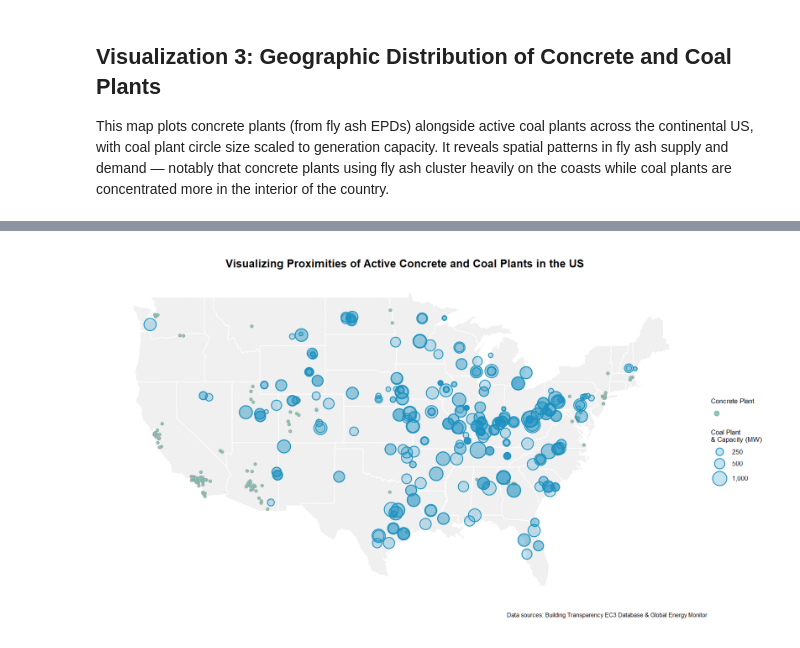
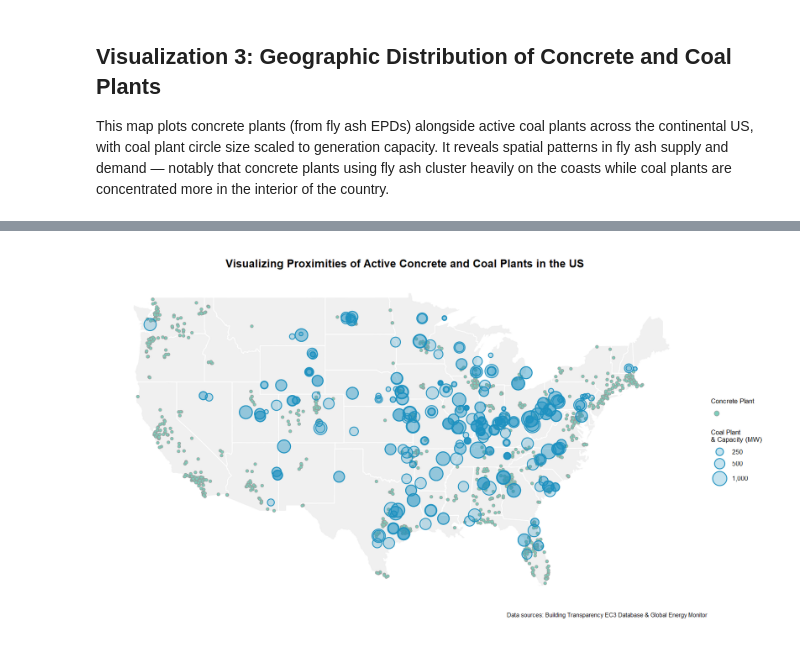
Before and after one commit to jbf1212/scm-mapping, a Jupyter notebook: 04_analysis_scripts/fly_ash_analysis_01.ipynb, the cells around one changed output, grey strips where cells are left out. Saved outputs shown, nothing was run; the diff lists cells and outputs as text; code cells hidden in the pictures.

Commit message:
updated fly ash analysis viz3 to use all plants

```diff
--- a/04_analysis_scripts/fly_ash_analysis_01.ipynb
+++ b/04_analysis_scripts/fly_ash_analysis_01.ipynb
@@ -322,16 +340,9 @@ ggsave("../tests/M15_viz2.png", viz2, width = 14, height = 7, dpi = 300)
 
 This map plots concrete plants (from fly ash EPDs) alongside active coal plants across the continental US, with coal plant circle size scaled to generation capacity. It reveals spatial patterns in fly ash supply and demand — notably that concrete plants using fly ash cluster heavily on the coasts while coal plants are concentrated more in the interior of the country.
 # %%
-# Filter down EPD data set to only unique lat and long combinations (i.e. unique facilities)
-concrete_plants <- fly_ash_data %>%
-  filter(
-    !is.na(`plant_or_group.latitude`),
-    !is.na(`plant_or_group.longitude`),
-    `plant_or_group.latitude`  >= 24.5 & `plant_or_group.latitude`  <= 49.5,
-    `plant_or_group.longitude` >= -125  & `plant_or_group.longitude` <= -66.5
-  ) %>%
-  distinct(`plant_or_group.latitude`, `plant_or_group.longitude`)
+# Load concrete plant locations from the processed EC3 active plants table
+# (filtered to continental US in ec3_concrete_plant_list.ipynb)
+concrete_plants <- read_csv("../02_processed_data/active_concrete_plants_ec3.csv")
 
-#preview the first few rows of the filtered dataframe
 print(concrete_plants)
 # %% [output]
@@ -379,7 +398,7 @@ viz3 <- ggplot() +
   # Concrete plants: small fixed dots (rendered first so coal plants draw on top)
   geom_point(
     data   = concrete_plants,
-    aes(x = `plant_or_group.longitude`, y = `plant_or_group.latitude`,
+    aes(x = longitude, y = latitude,
         fill = "Concrete Plant"),
     shape  = 21,
     color  = "grey60",
@@ -404,34 +423,34 @@ viz3 <- ggplot() +
       override.aes = list(shape = 21, size = 3, color = "grey60", stroke = 0.4)
     )
   ) +
   # Area-proportional size scale with representative legend breaks
   scale_size_area(
     name     = "Coal Plant\n& Capacity (MW)",
     max_size = 10.5,
     breaks   = c(250, 500, 1000),
     labels   = c("250", "500", "1,000")
   ) +
   # Lock aspect ratio and clip to continental US extent
   coord_fixed(ratio = 1.3, xlim = c(-125, -66), ylim = c(24.5, 49.5)) +
   labs(
     title = "Visualizing Proximities of Active Concrete and Coal Plants in the US",
     caption = "Data sources: Building Transparency EC3 Database & Global Energy Monitor"
     ) +
   theme_void() +
   theme(
     plot.title      = element_text(hjust = 0.5, size = 16, face = "bold",
                                    margin = margin(b = 10)),
     legend.position = "right",
     legend.title    = element_text(size = 10),
     legend.text     = element_text(size = 9),
     plot.background = element_rect(fill = "white", color = NA),
     plot.margin     = margin(10, 10, 10, 10),
     legend.spacing.y = unit(15, "pt")
   )
 
 viz3
 # %% [output]
-[figure, old version]
+[figure, new version]
 # %%
 ### use ggsave to save viz3 to the tests folder
 ggsave("../tests/M15_viz3.png", viz3, width = 14, height = 8, dpi = 300)
```
Also changed, not shown: parts of 4 cells of this notebook.
